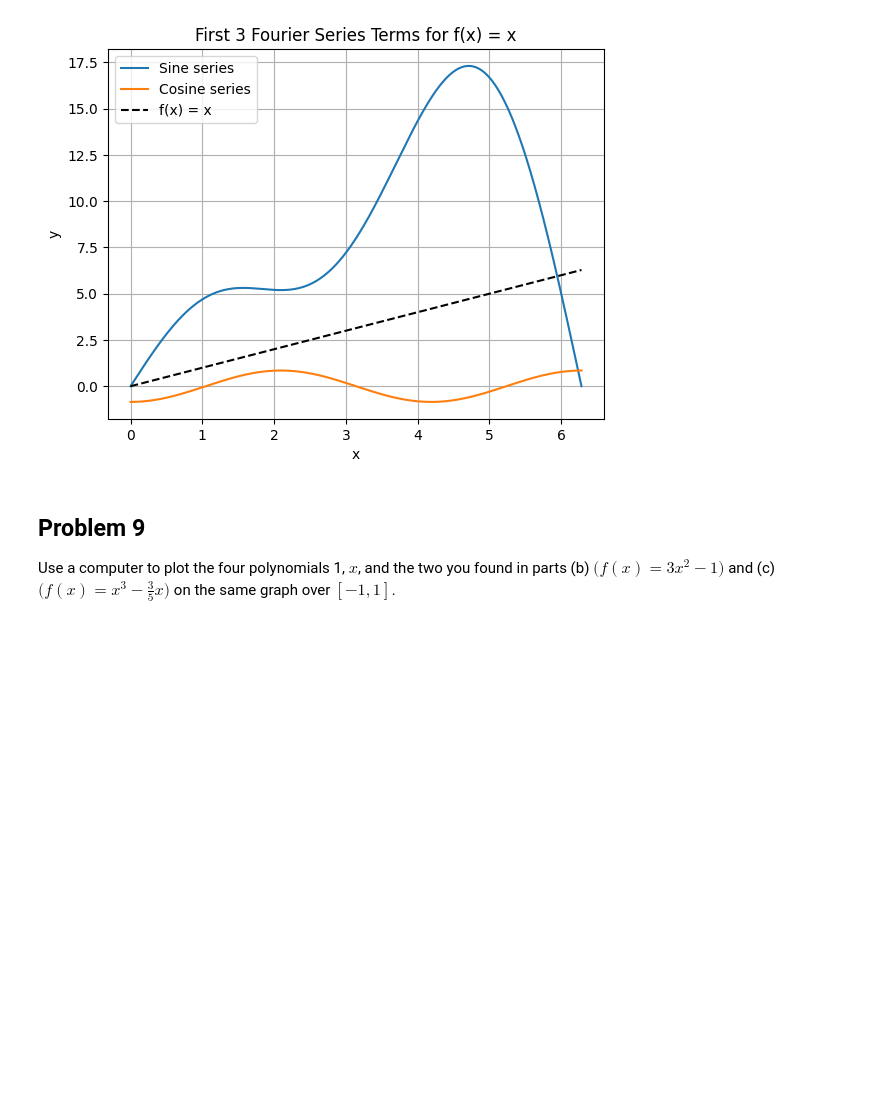
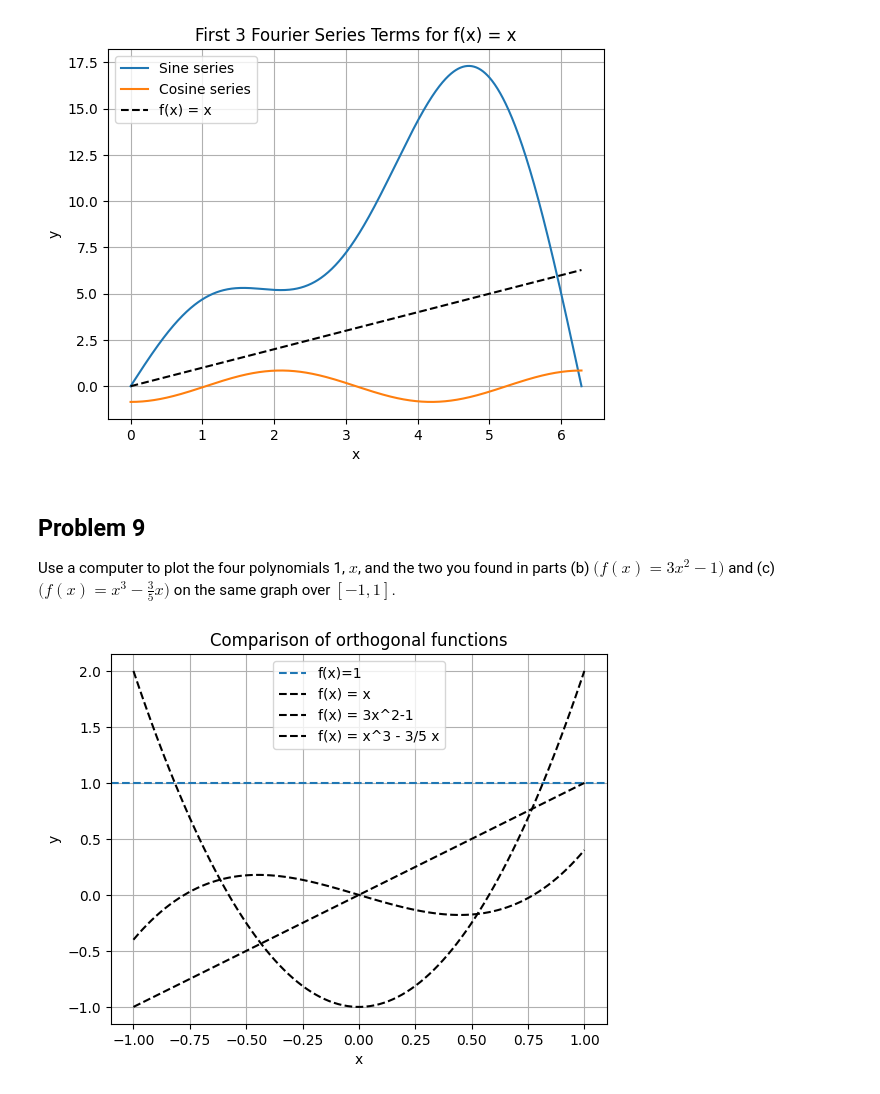
Before and after one commit to maxmartin40/MATH-5440-Code, a Jupyter notebook: Homework3.ipynb, the cells around one changed output. Cells and saved outputs as stored; diff of their text form; code cells hidden in the pictures; blank space fills up the shorter version.

Commit message:
Make graph

```diff
--- a/Homework3.ipynb
+++ b/Homework3.ipynb
@@ -46,3 +46,19 @@ plt.show()
 ## Problem 9
 
 Use a computer to plot the four polynomials 1, $x$, and the two you found in parts (b) $\big(f(x)=3x^2-1\big)$ and (c) $\big(f(x)=x^3-\frac{3}{5}x\big)$ on the same graph over $[−1, 1]$.
+# %%
+x = np.linspace(-1,1,100)
+
+plt.axhline(y=1, linestyle='--', label='f(x)=1')
+plt.plot(x, x, "k--", label="f(x) = x")
+plt.plot(x, 3*x**2 -1, "k--", label="f(x) = 3x^2-1")
+plt.plot(x, x**3 - (3/5)*x, "k--", label="f(x) = x^3 - 3/5 x")
+
+plt.xlabel("x")
+plt.ylabel("y")
+plt.title("Comparison of orthogonal functions")
+plt.grid(True)
+plt.legend()
+plt.show()
+# %% [output]
+[figure, added]
```
